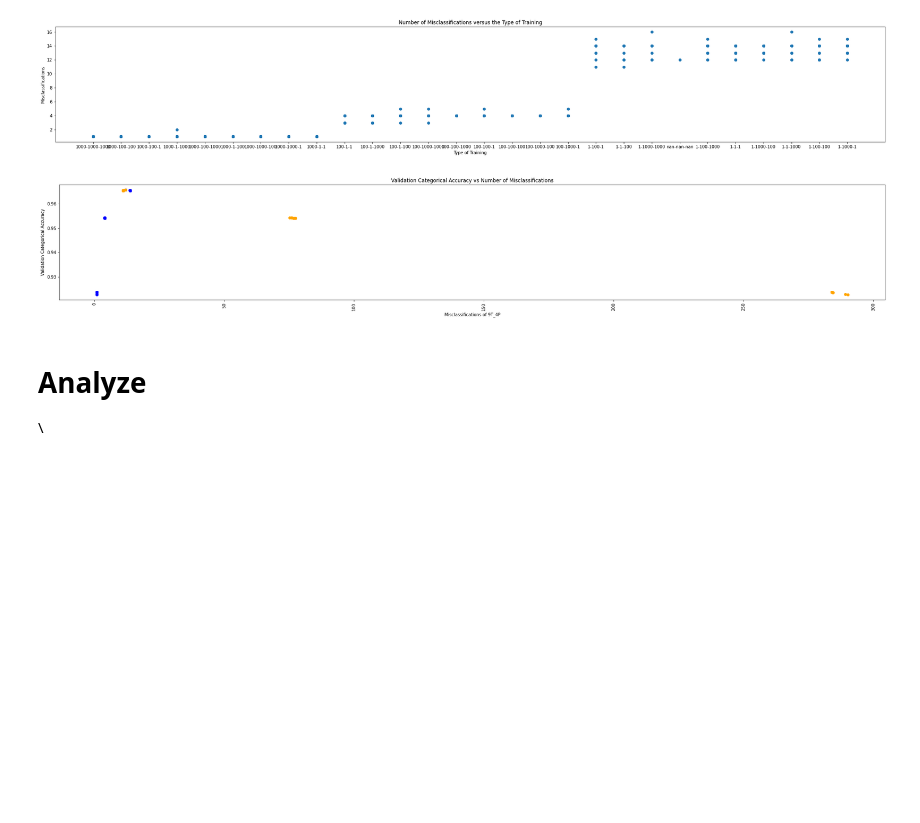
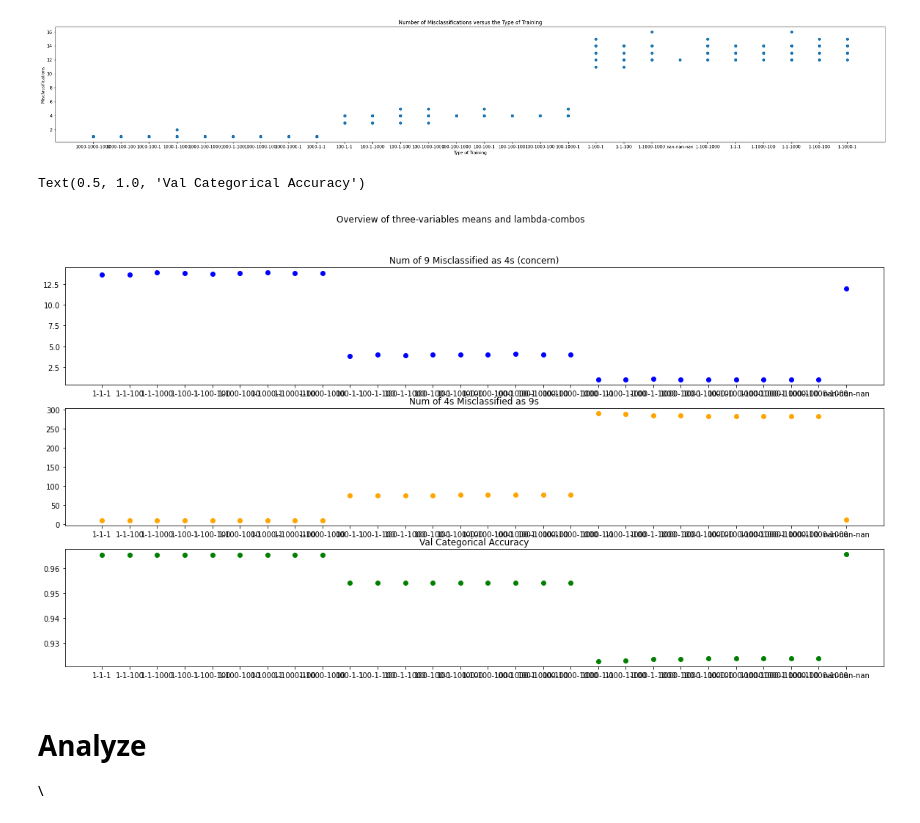
Before and after one commit to RachelRamirez/misclassification_matrix, a Jupyter notebook: Load_and_Analyze_Results_of_pkl_files.ipynb, the cells around one changed output. Drawn from its saved outputs; the diff is of its cells as text; code cells hidden in the pictures; blank space fills up the shorter version.

```diff
--- a/Load_and_Analyze_Results_of_pkl_files.ipynb
+++ b/Load_and_Analyze_Results_of_pkl_files.ipynb
@@ -293,50 +293,34 @@ plt.show()
 # plt.show()
 # %% [output]
 [figure]
-# %%
-# data_to_save.groupby('lambdacombo')['9T_4P_last_value','val_categorical_accuracy_last_value'].describe()
-data_combo_summary = data_to_save.groupby('lambdacombo')['9T_4P_last_value','val_categorical_accuracy_last_value', '4T_9P_last_value'].mean()
-
-
-data_combo_summary.sort_values('9T_4P_last_value', inplace=True)
-
-# # x axis values
-# x = data_combo_summary.index
-# corresponding y axis values
-x = data_combo_summary['9T_4P_last_value']
-x2 = data_combo_summary['4T_9P_last_value']
-
-y = data_combo_summary['val_categorical_accuracy_last_value']
-
-
-plt.figure(figsize=(35,5))
-plt.xticks(rotation=90)
-
-# plotting the points
-plt.scatter(x, y, c = "b")
-plt.scatter(x2,y, c="orange")
-
-
-
-# # First Scatter plot
-# plt.scatter(x1, y1, c ="r",linewidths = 2, marker ="D", edgecolor ="b", s = 70, alpha=0.5)
-
-# #Second Scatter plot
-# plt.scatter(x2, y2, c ="k",linewidths = 2,marker ="p",edgecolor ="red",s = 150,alpha=0.5)
-
-
-# # naming the x axis
-plt.xlabel('Misclassifications of 9T_4P')
-# # naming the y axis
-plt.ylabel('Validation Categorical Accuracy')
-
-# giving a title to my graph
-plt.title('Validation Categorical Accuracy vs Number of Misclassifications')
-
-# function to show the plot
-plt.show()
-# %% [output]
-[figure, removed]
+# %%
+# data_to_save.groupby('lambdacombo')['9T_4P_last_value','val_categorical_accuracy_last_value'].describe()
+data_combo_summary = data_to_save.groupby('lambdacombo')['9T_4P_last_value','val_categorical_accuracy_last_value', '4T_9P_last_value'].mean()
+
+
+# data_combo_summary.sort_values('9T_4P_last_value', inplace=True)
+
+# # x axis values
+x = data_combo_summary.index
+# corresponding y axis values
+y1 = data_combo_summary['9T_4P_last_value']
+y2 = data_combo_summary['4T_9P_last_value']
+y3 = data_combo_summary['val_categorical_accuracy_last_value']
+
+fig, (ax1, ax2, ax3) = plt.subplots(3, figsize=(20,10))
+fig.suptitle('Overview of three-variables means and lambda-combos')
+
+ax1.scatter(x, y1, c = "b")
+ax1.set_title('Num of 9 Misclassified as 4s (concern)')
+
+ax2.scatter(x, y2, c="orange")
+ax2.set_title('Num of 4s Misclassified as 9s')
+
+ax3.scatter(x, y3, c='green')
+ax3.set_title('Val Categorical Accuracy')
+# %% [output]
+Text(0.5, 1.0, 'Val Categorical Accuracy')
+[figure, added]
 # %%
 #Save a file to myDrive/con3
 # %% [markdown]
```
